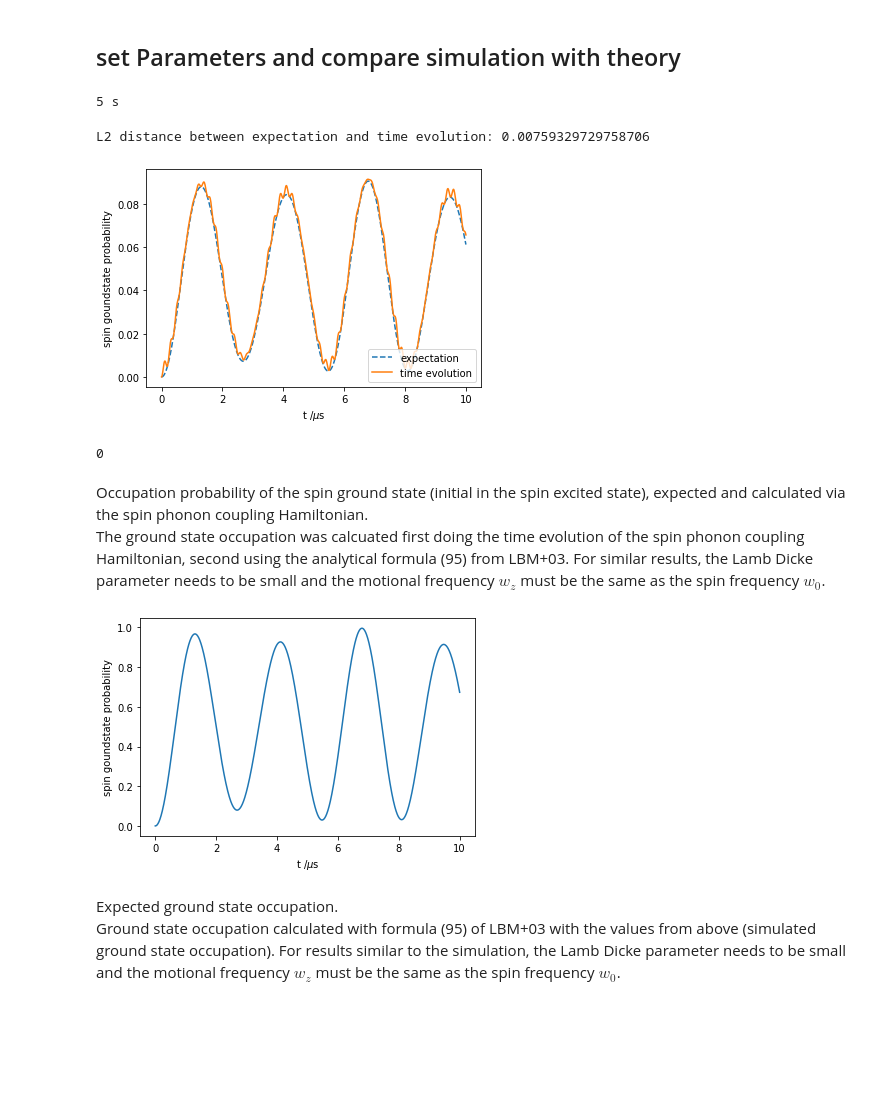
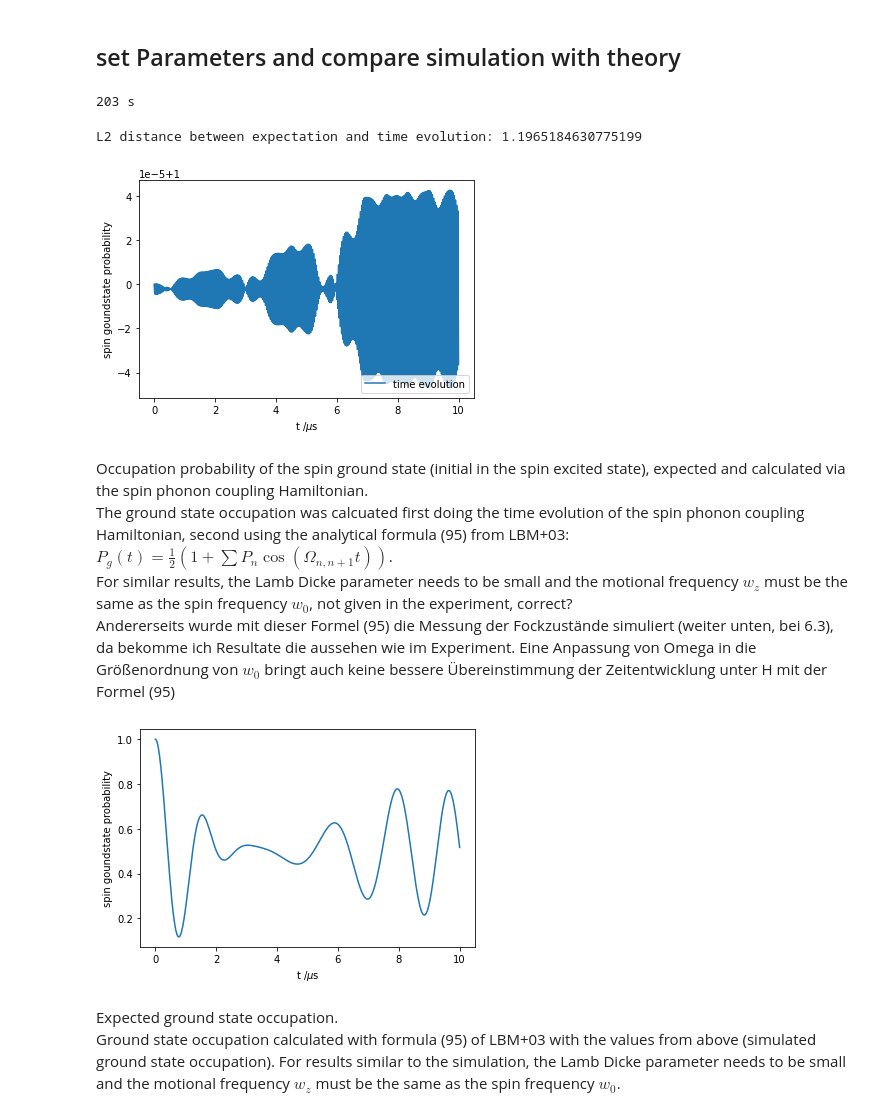
Before and after one commit to R-Thomm/Robin-Master, a Jupyter notebook: squeezed.ipynb, the cells around one changed output. Saved outputs shown, nothing was run; the diff lists cells and outputs as text; code cells hidden in the pictures; blank space fills up the shorter version.

Commit message:
Included realistic parameters in H_spin_phonon_int, now it looks horrible

```diff
--- a/squeezed.ipynb
+++ b/squeezed.ipynb
@@ -712,78 +723,84 @@ def eval_H_spin_phonon_coupling(psi, times, args, options=0, expect=None, n_LD_s
 # setting parameters for this section
 n = 20
 n_LD = 0.1
-w0 = 2*np.pi*2.5
+
+# hopefully correct frequencies, taken from Florian
+#unsure about Omega, taken from Time-Resolved Observation of Thermalization in an Isolated Quantum System
+w0 = 1775 * 2*np.pi
+wz = 1.3 * 2*np.pi
 Omega = 2*np.pi*3.7
+# Omega = w0
 
+# set initial phonon state
 # psiPS_P = fock_dm(n, 1) # single fock state
-psiPS_P = thermal_dm(n, 0.1) # thermal state
+# psiPS_P = thermal_dm(n, 0.1) # thermal state
 # psiPS_P = 0.5*(fock_dm(n, 1)+fock_dm(n, 4)) # superposition of fock states
-# psiPS_P = coherent_dm(n, 1+1j) # coherent state
+psiPS_P = coherent_dm(n, 1+1j) # coherent state
 
-psiPS = tensor(fock_dm(2, 1), psiPS_P)
+# set initial state of the composite system
+psiPS = tensor(fock_dm(2, 0), psiPS_P)
 
-# wz = 1775*2*pi
 
 argsPS = {
     'n': n,
     'n_LD': n_LD,
     'w0': w0,
-    'wz': w0,
-    'Omega': 2*np.pi*3.7
+    'wz': wz,
+    'Omega': Omega
 }
 
-pg = tensor(Qobj([[1,0],[0,0]]), qeye(n)) # projector on the ground state
+# set projector on the ground state
+pg = tensor(Qobj([[1,0],[0,0]]), qeye(n))
 # %%
 # do the time evolution
 
 opt = Options()
+opt.nsteps = 10000
 # opt.rhs_reuse = True
 
 t1 = time.time()
-times = np.linspace(0, 10, 1001)
+# set timesteps (in us) for which the expectation value of pg should be calculated
+times = np.linspace(0, 10, 501)
 res = eval_H_spin_phonon_coupling(psiPS, times, argsPS, options=opt, expect=pg, n_LD_small = False, crb=1)
-# plot_wigner_fock_distribution(psiPS)
 print(round(time.time()-t1), "s")
 # %% [output]
-5 s
+203 s
 # %%
 # get the diagonal elements (= (|n><psi|)^2) of the density matrix
 list_Pn = np.abs(np.diag(psiPS_P.full()))
 
 # get the expected ground state probability
 probs = 0.5
 for i in range(n):
-    probs -= 0.5*list_Pn[i]*np.cos(RabiTPSR(Omega, n_LD, i-1, i)*times)
+    probs += 0.5*list_Pn[i]*np.cos(RabiTPSR(Omega, n_LD, i, i-1)*times)
 
 diff = np.sqrt(np.sum(np.abs(res.expect[0]-probs)**2))/(times[-1] - times[0])
 print("L2 distance between expectation and time evolution:", diff)
 
 # plot the expected ground state probability
-plt.plot(times, probs, "--", label="expectation")
+# plt.plot(times, probs, "--", label="expectation")
 
 # plot the calculated (via the time evolution of the spin phonon Hamiltonian) ground state probability
 plt.plot(times, res.expect[0], label="time evolution")
 plt.xlabel(r't /$\mu$s')
 plt.ylabel(r'spin goundstate probability')
 plt.legend(loc='lower right')
 plt.show()
 # %% [output]
-L2 distance between expectation and time evolution: 0.00759329729758706
+L2 distance between expectation and time evolution: 1.1965184630775199
-[figure, old version]
+[figure, new version]
-# %%
-RabiTPSR(Omega, n_LD, -1, 0)
-# %% [output]
-0
 # %% [markdown]
 Occupation probability of the spin ground state (initial in the spin excited state), expected and calculated via the spin phonon coupling Hamiltonian.<br/>
-The ground state occupation was calcuated first doing the time evolution of the spin phonon coupling Hamiltonian, second using the analytical formula (95) from LBM+03. For similar results, the Lamb Dicke parameter needs to be small and the motional frequency $w_z$ must be the same as the spin frequency $w_0$.
+The ground state occupation was calcuated first doing the time evolution of the spin phonon coupling Hamiltonian, second using the analytical formula (95) from LBM+03: $P_g (t) = \frac{1}{2}(1+\sum P_n \cos(\Omega_{n, n+1} t))$.<br/>
+For similar results, the Lamb Dicke parameter needs to be small and the motional frequency $w_z$ must be the same as the spin frequency $w_0$, not given in the experiment, correct?<br/>
+Andererseits wurde mit dieser Formel (95) die Messung der Fockzustände simuliert (weiter unten, bei 6.3), da bekomme ich Resultate die aussehen wie im Experiment. Eine Anpassung von Omega in die Größenordnung von $w_0$ bringt auch keine bessere Übereinstimmung der Zeitentwicklung unter H mit der Formel (95)
 # %%
 # get the diagonal elements (= (|n><psi|)^2) of the density matrix
 list_Pn = np.abs(np.diag(psiPS_P.full()))
 
 probs = 0.5
 for i in range(n):
-    probs -= 0.5*list_Pn[i]*np.cos(RabiTPSR(Omega, n_LD, i, -1)*times)
+    probs += 0.5*list_Pn[i]*np.cos(RabiTPSR(Omega, n_LD, i, -1)*times)
 
 # probs = 0.5*(1+0.5*np.cos(RabiTPSR(Omega, n_LD, 1, 2)*times) + 0.5*np.cos(RabiTPSR(Omega, n_LD, 4, 5)*times)) # superposition of fock states, by hand
 plt.plot(times, probs)
@@ -791,7 +808,7 @@ plt.xlabel(r't /$\mu$s')
 plt.ylabel(r'spin goundstate probability')
 plt.show()
 # %% [output]
-[figure, old version]
+[figure, new version]
 # %% [markdown]
 Expected ground state occupation.<br/>
 Ground state occupation calculated with formula (95) of LBM+03 with the values from above (simulated ground state occupation). For results similar to the simulation, the Lamb Dicke parameter needs to be small and the motional frequency $w_z$ must be the same as the spin frequency $w_0$.
```
Also changed, not shown: parts of 2 cells of this notebook, 1 other file.
